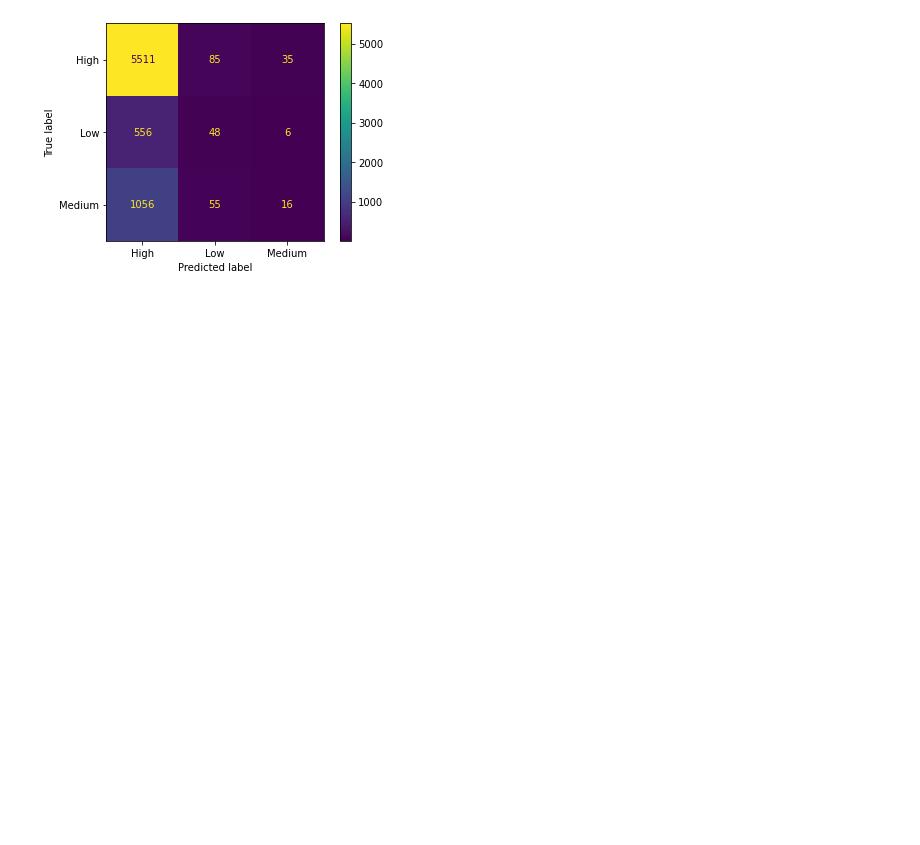
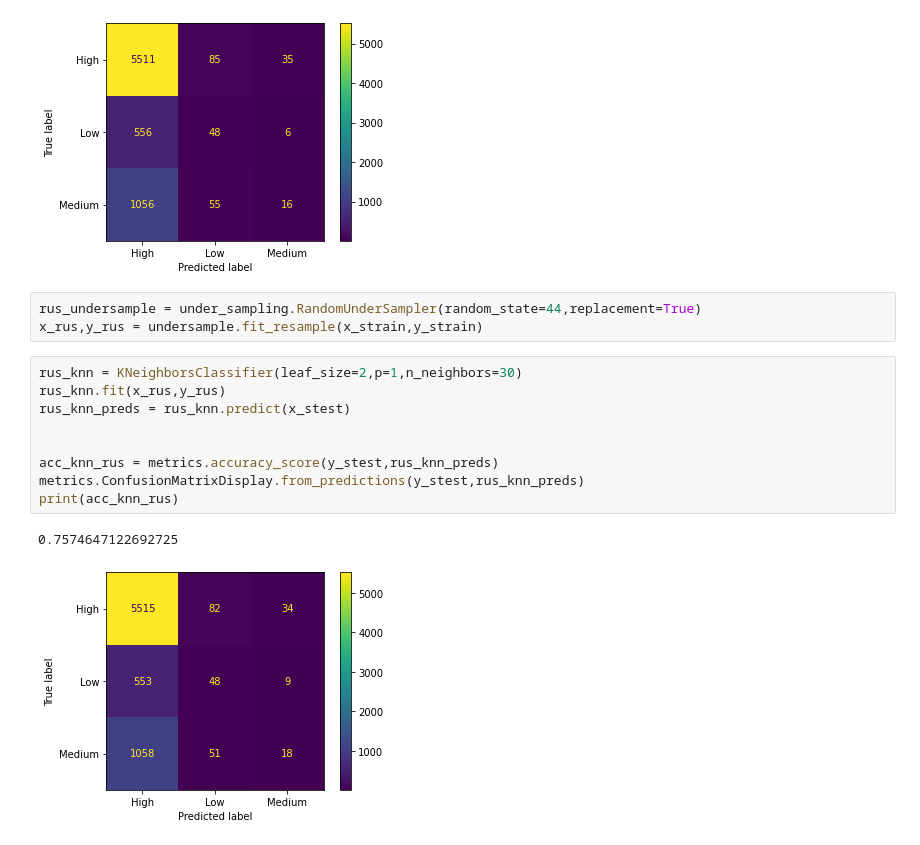
Before and after one commit to tztrz/MSc-Proj, a Jupyter notebook: UKBMS_HADUK_Model.ipynb, the cells around one changed output. Drawn from its saved outputs; the diff is of its cells as text; blank space fills up the shorter version.

```diff
--- a/UKBMS_HADUK_Model.ipynb
+++ b/UKBMS_HADUK_Model.ipynb
@@ -378,3 +378,18 @@ print(acc_knn_cnn)
 # %% [output]
 0.7566503800217155
 [figure]
+# %%
+rus_undersample = under_sampling.RandomUnderSampler(random_state=44,replacement=True)
+x_rus,y_rus = undersample.fit_resample(x_strain,y_strain)
+# %%
+rus_knn = KNeighborsClassifier(leaf_size=2,p=1,n_neighbors=30)
+rus_knn.fit(x_rus,y_rus)
+rus_knn_preds = rus_knn.predict(x_stest)
+
+
+acc_knn_rus = metrics.accuracy_score(y_stest,rus_knn_preds)
+metrics.ConfusionMatrixDisplay.from_predictions(y_stest,rus_knn_preds)
+print(acc_knn_rus)
+# %% [output]
+0.7574647122692725
+[figure, added]
```
